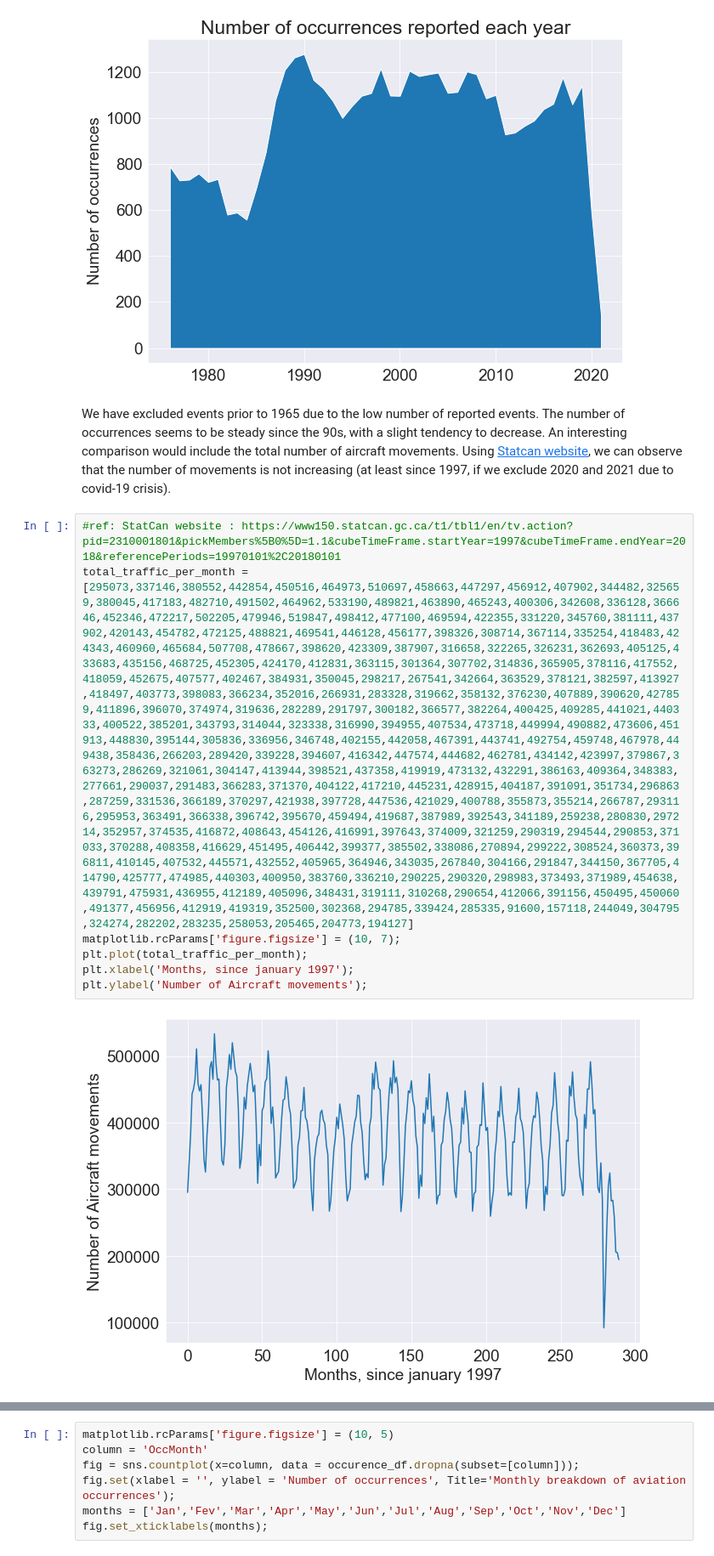
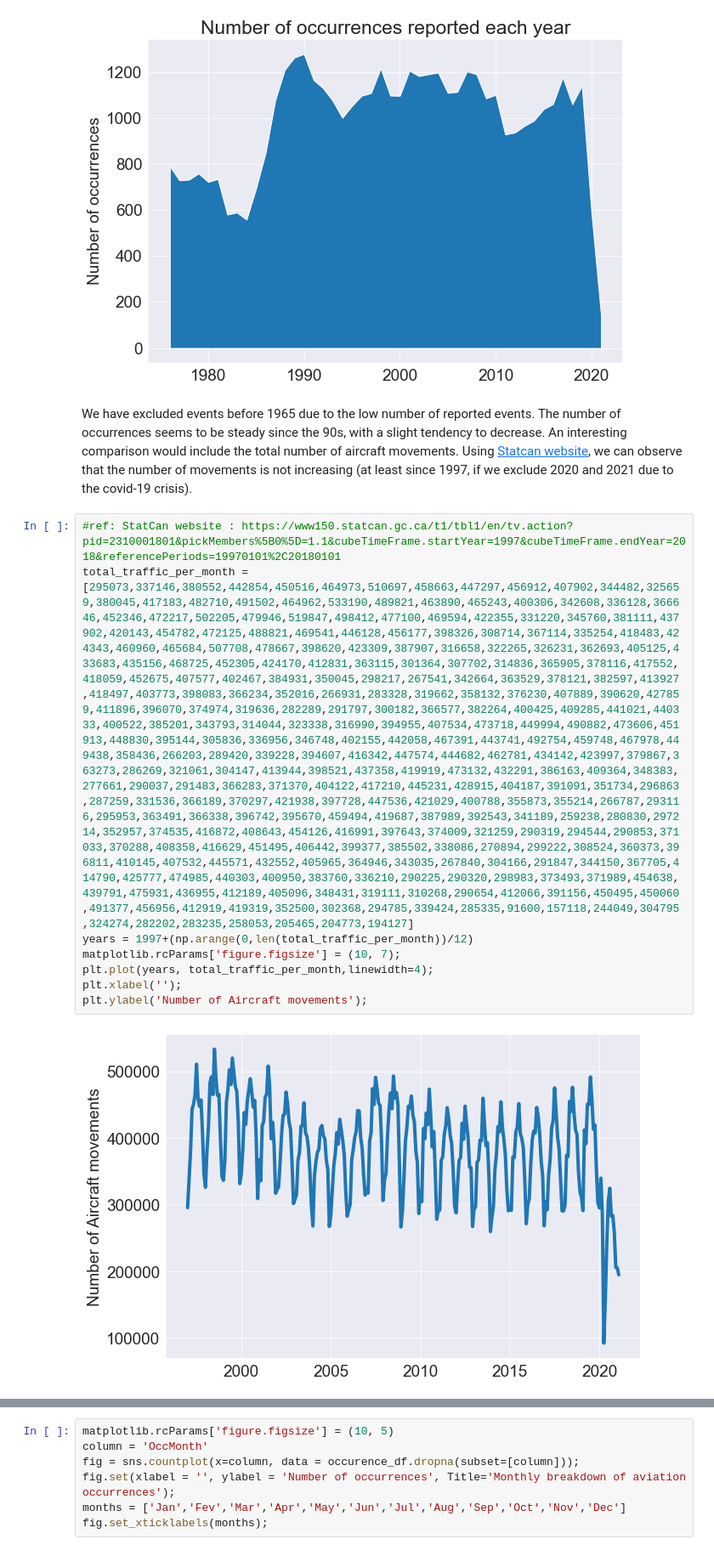
Before and after one commit to zaitrik/canadian_aviation, a Jupyter notebook: canadian_aviation.ipynb, the cells around one changed output, grey strips where cells are left out. Shown at 85% size. Saved outputs shown, nothing was run; the diff lists cells and outputs as text.

```diff
--- a/canadian_aviation.ipynb
+++ b/canadian_aviation.ipynb
@@ -245,6 +251,6 @@ plt.title('Number of occurrences reported each year');
 # %% [output]
 [figure]
 # %% [markdown]
-We have excluded events prior to 1965 due to the low number of reported events. The number of occurrences seems to be steady since the 90s, with a slight tendency to decrease. An interesting comparison would include the total number of aircraft movements. Using [Statcan website](https://www150.statcan.gc.ca/t1/tbl1/en/tv.action?pid=2310000201&pickMembers%5B0%5D=2.1&pickMembers%5B1%5D=4.2&cubeTimeFrame.startMonth=01&cubeTimeFrame.startYear=1997&cubeTimeFrame.endMonth=04&cubeTimeFrame.endYear=2021&referencePeriods=19970101%2C20210401), we can observe that the number of movements is not increasing (at least since 1997, if we exclude 2020 and 2021 due to covid-19 crisis).
+We have excluded events before 1965 due to the low number of reported events. The number of occurrences seems to be steady since the 90s, with a slight tendency to decrease. An interesting comparison would include the total number of aircraft movements. Using [Statcan website](https://www150.statcan.gc.ca/t1/tbl1/en/tv.action?pid=2310000201&pickMembers%5B0%5D=2.1&pickMembers%5B1%5D=4.2&cubeTimeFrame.startMonth=01&cubeTimeFrame.startYear=1997&cubeTimeFrame.endMonth=04&cubeTimeFrame.endYear=2021&referencePeriods=19970101%2C20210401), we can observe that the number of movements is not increasing (at least since 1997, if we exclude 2020 and 2021 due to the covid-19 crisis).
 # %%
 #ref: StatCan website : https://www150.statcan.gc.ca/t1/tbl1/en/tv.action?pid=2310001801&pickMembers%5B0%5D=1.1&cubeTimeFrame.startYear=1997&cubeTimeFrame.endYear=2018&referencePeriods=19970101%2C20180101
@@ -252,7 +258,8 @@ total_traffic_per_month = [295073,337146,380552,442854,450516,464973,510697,4586
+years = 1997+(np.arange(0,len(total_traffic_per_month))/12)
 matplotlib.rcParams['figure.figsize'] = (10, 7);
-plt.plot(total_traffic_per_month);
-plt.xlabel('Months, since january 1997');
+plt.plot(years, total_traffic_per_month,linewidth=4);
+plt.xlabel('');
 plt.ylabel('Number of Aircraft movements');
 # %% [output]
-[figure, old version]
+[figure, new version]
 # %% [markdown]
```
Also changed, not shown: parts of 53 cells of this notebook.
